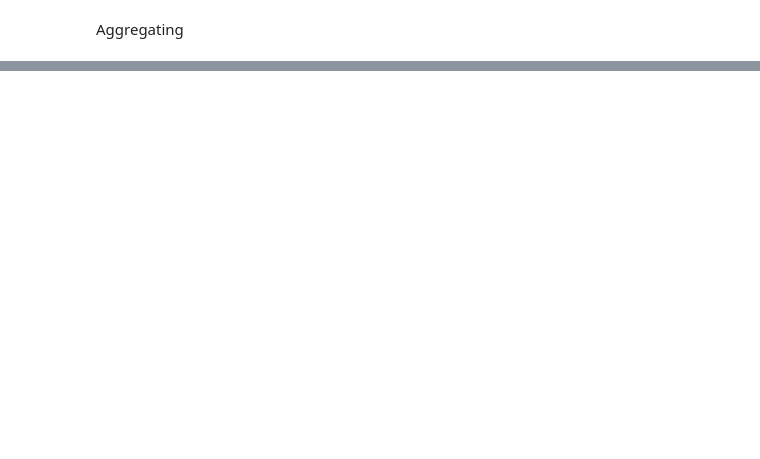
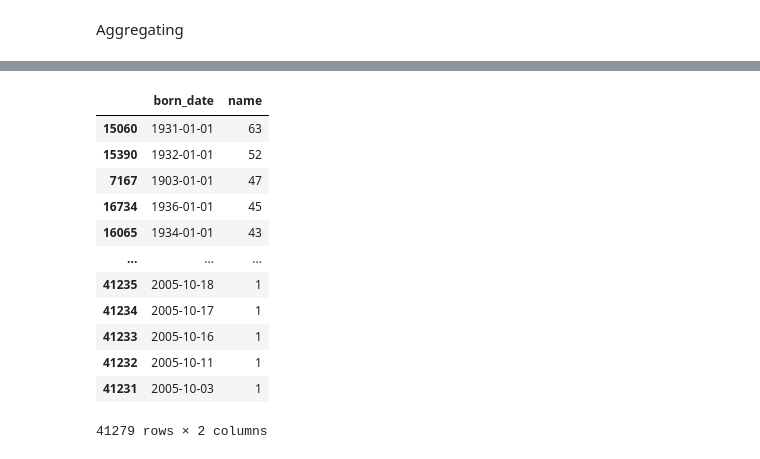
Before and after one commit to SujanRai08/DataQuality, a Jupyter notebook: pandaas/tutorial.ipynb, the cells around one changed output, grey strips where cells are left out. Drawn from its saved outputs; the diff is of its cells as text; code cells hidden in the pictures; blank space fills up the shorter version.

```diff
--- a/pandaas/tutorial.ipynb
+++ b/pandaas/tutorial.ipynb
@@ -957,0 +1014,18 @@ Aggregating
+# %%
+grouped_bios = bios.groupby(bios["born_date"].dt.date)["name"].count().reset_index().sort_values('name',ascending=False)
+# grouped_bios = bios.groupby(bios["born_date"].dt.date)["name"].count()
+grouped_bios
+# %% [output]
+|  | born_date | name |
+| 15060 | 1931-01-01 | 63 |
+| 15390 | 1932-01-01 | 52 |
+| 7167 | 1903-01-01 | 47 |
+| 16734 | 1936-01-01 | 45 |
+| 16065 | 1934-01-01 | 43 |
+| ... | ... | ... |
+| 41235 | 2005-10-18 | 1 |
+| 41234 | 2005-10-17 | 1 |
+| 41233 | 2005-10-16 | 1 |
+| 41232 | 2005-10-11 | 1 |
+| 41231 | 2005-10-03 | 1 |
+41279 rows × 2 columns
```
Also changed, not shown: parts of 18 cells of this notebook.
